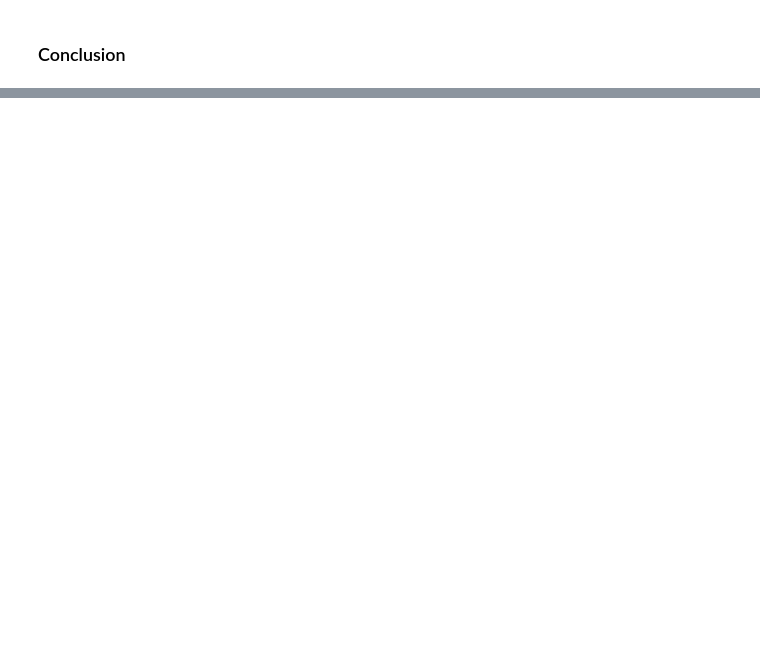
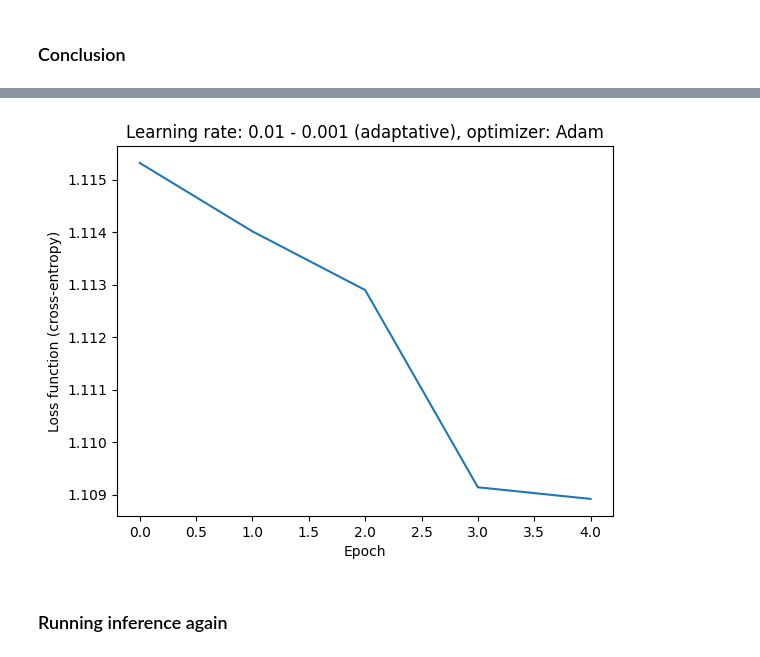
Before and after one commit to bclement1/text-intent-classification, a Jupyter notebook: main.ipynb, the cells around one changed output, grey strips where cells are left out. Cells and saved outputs as stored; diff of their text form; code cells hidden in the pictures; blank space fills up the shorter version.

Commit message:
[+] Add first version of Bi-LSTM and BERT fine-tuning

```diff
--- a/main.ipynb
+++ b/main.ipynb
@@ -515,0 +611,8 @@ KeyboardInterrupt: ignored
+# %%
+# here you can specify if you want a GPU or a CPU by setting the cuda argument as -1 for CPU and another index for GPU. If you only have one GPU, put 0.
+args = {'max_eps': 10, 'lr': 0.001, 'device': 'cpu', 'cuda': -1, 'seq_len':12, 'num_class': 5}
+
+# Instantiate model with pre-trained fasttext vectors
+# Here we set the dimension to 50 to make it faster and we only consider a small conversation length (12)
+bi_lstm = BiLSTM(preprocessing_pipeline.pretrained_vectors.vectors, args, freeze_embeddings = True)
+bi_lstm = bi_lstm.to(bi_lstm.device)
@@ -515,0 +624,2 @@ KeyboardInterrupt: ignored
+# %%
+loss_list_val = run_n_epochs(bi_lstm)
@@ -515,0 +644,6 @@ KeyboardInterrupt: ignored
+# %%
+plot_loss(loss_list_val)
+# %% [output]
+[figure, added]
+# %% [markdown]
+### Running inference again
```
Also changed, not shown: parts of 48 cells of this notebook.
